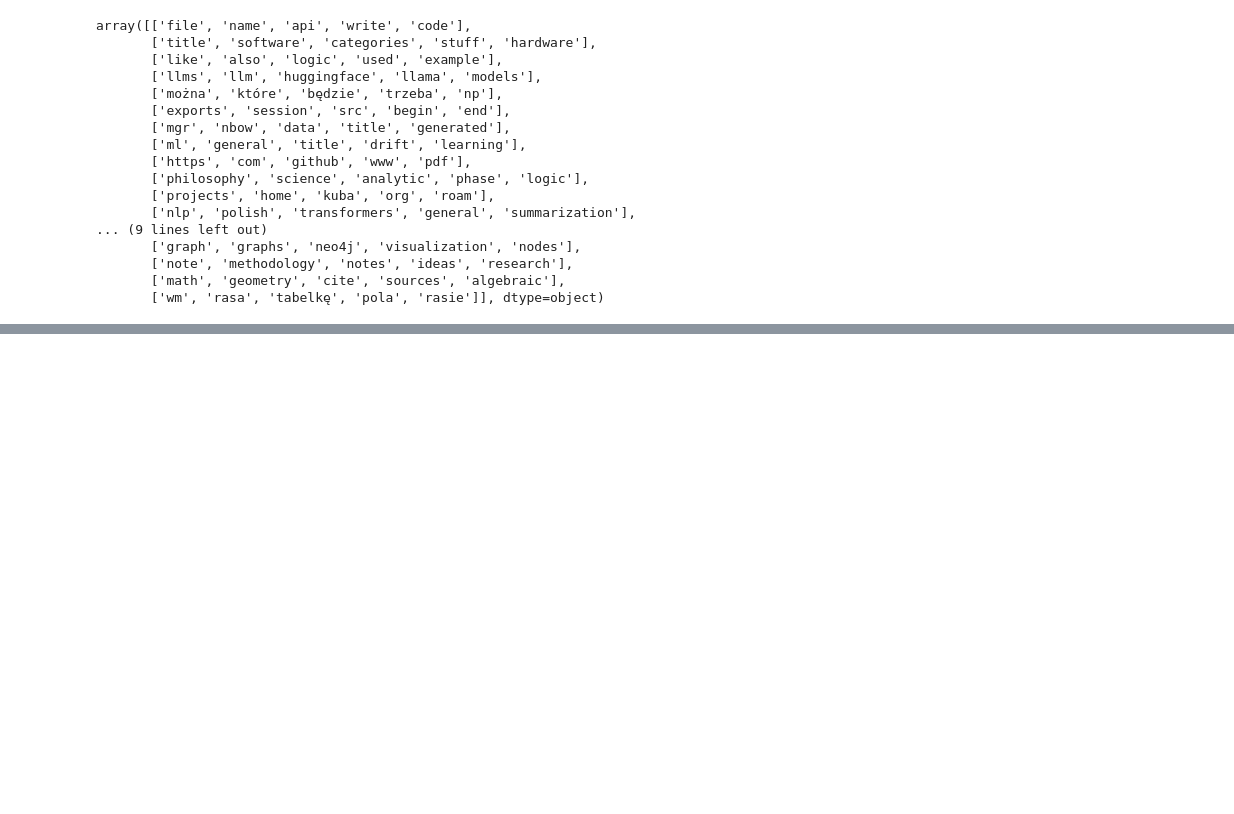
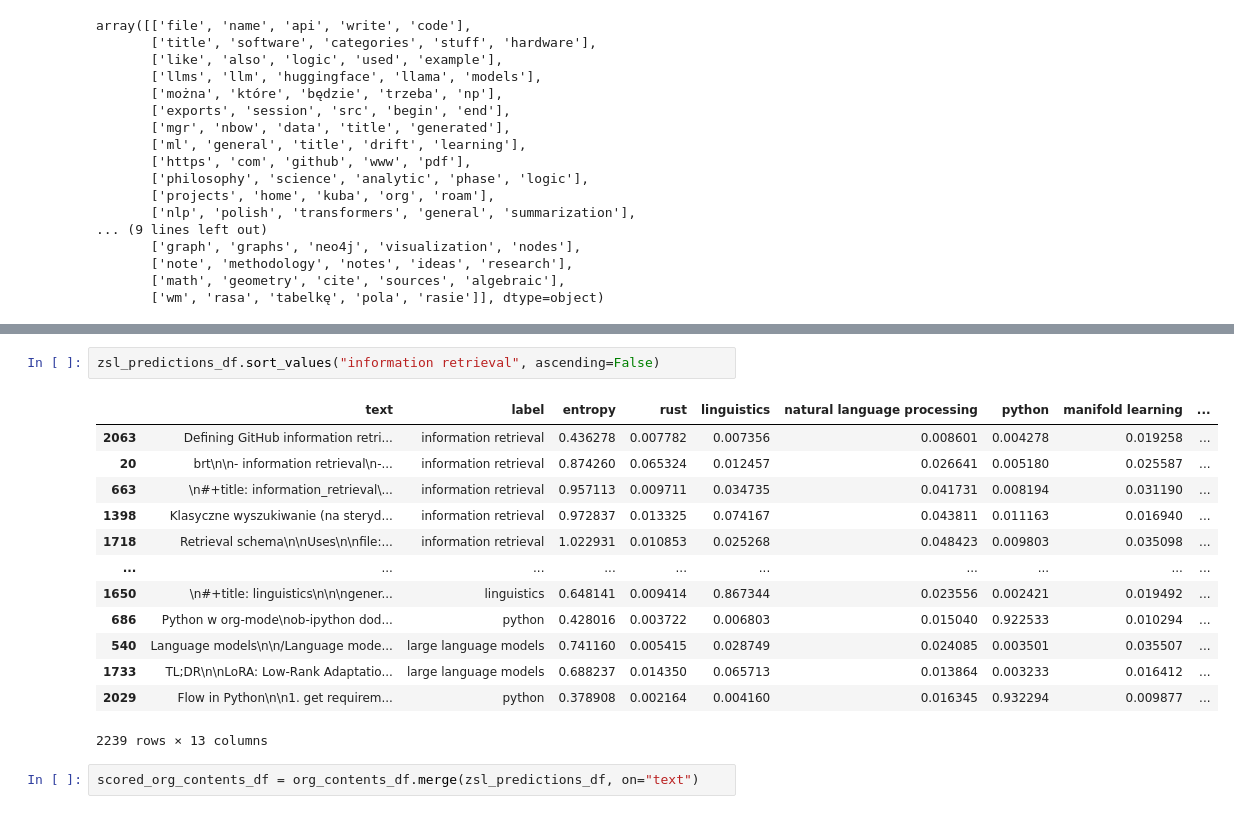
Before and after one commit to lambdaofgod/uhackathons, a Jupyter notebook: noteboard/notebooks/Org_Notes_Clustering.ipynb, the cells around one changed output, grey strips where cells are left out. Saved outputs shown, nothing was run; the diff lists cells and outputs as text; blank space fills up the shorter version.

```diff
--- a/noteboard/notebooks/Org_Notes_Clustering.ipynb
+++ b/noteboard/notebooks/Org_Notes_Clustering.ipynb
@@ -600,0 +721,18 @@ array([['file', 'name', 'api', 'write', 'code'],
+# %%
+zsl_predictions_df.sort_values("information retrieval", ascending=False)
+# %% [output]
+|  | text | label | entropy | rust | linguistics | natural language processing | python | manifold learning | ... |
+| 2063 | Defining GitHub information retri... | information retrieval | 0.436278 | 0.007782 | 0.007356 | 0.008601 | 0.004278 | 0.019258 | ... |
+| 20 | brt\n\n- information retrieval\n-... | information retrieval | 0.874260 | 0.065324 | 0.012457 | 0.026641 | 0.005180 | 0.025587 | ... |
+| 663 | \n#+title: information_retrieval\... | information retrieval | 0.957113 | 0.009711 | 0.034735 | 0.041731 | 0.008194 | 0.031190 | ... |
+| 1398 | Klasyczne wyszukiwanie (na steryd... | information retrieval | 0.972837 | 0.013325 | 0.074167 | 0.043811 | 0.011163 | 0.016940 | ... |
+| 1718 | Retrieval schema\n\nUses\n\nfile:... | information retrieval | 1.022931 | 0.010853 | 0.025268 | 0.048423 | 0.009803 | 0.035098 | ... |
+| ... | ... | ... | ... | ... | ... | ... | ... | ... | ... |
+| 1650 | \n#+title: linguistics\n\n\ngener... | linguistics | 0.648141 | 0.009414 | 0.867344 | 0.023556 | 0.002421 | 0.019492 | ... |
+| 686 | Python w org-mode\nob-ipython dod... | python | 0.428016 | 0.003722 | 0.006803 | 0.015040 | 0.922533 | 0.010294 | ... |
+| 540 | Language models\n\n/Language mode... | large language models | 0.741160 | 0.005415 | 0.028749 | 0.024085 | 0.003501 | 0.035507 | ... |
+| 1733 | TL;DR\n\nLoRA: Low-Rank Adaptatio... | large language models | 0.688237 | 0.014350 | 0.065713 | 0.013864 | 0.003233 | 0.016412 | ... |
+| 2029 | Flow in Python\n\n1. get requirem... | python | 0.378908 | 0.002164 | 0.004160 | 0.016345 | 0.932294 | 0.009877 | ... |
+2239 rows × 13 columns
+# %%
+scored_org_contents_df = org_contents_df.merge(zsl_predictions_df, on="text")
```
Also changed, not shown: parts of 18 cells of this notebook.
